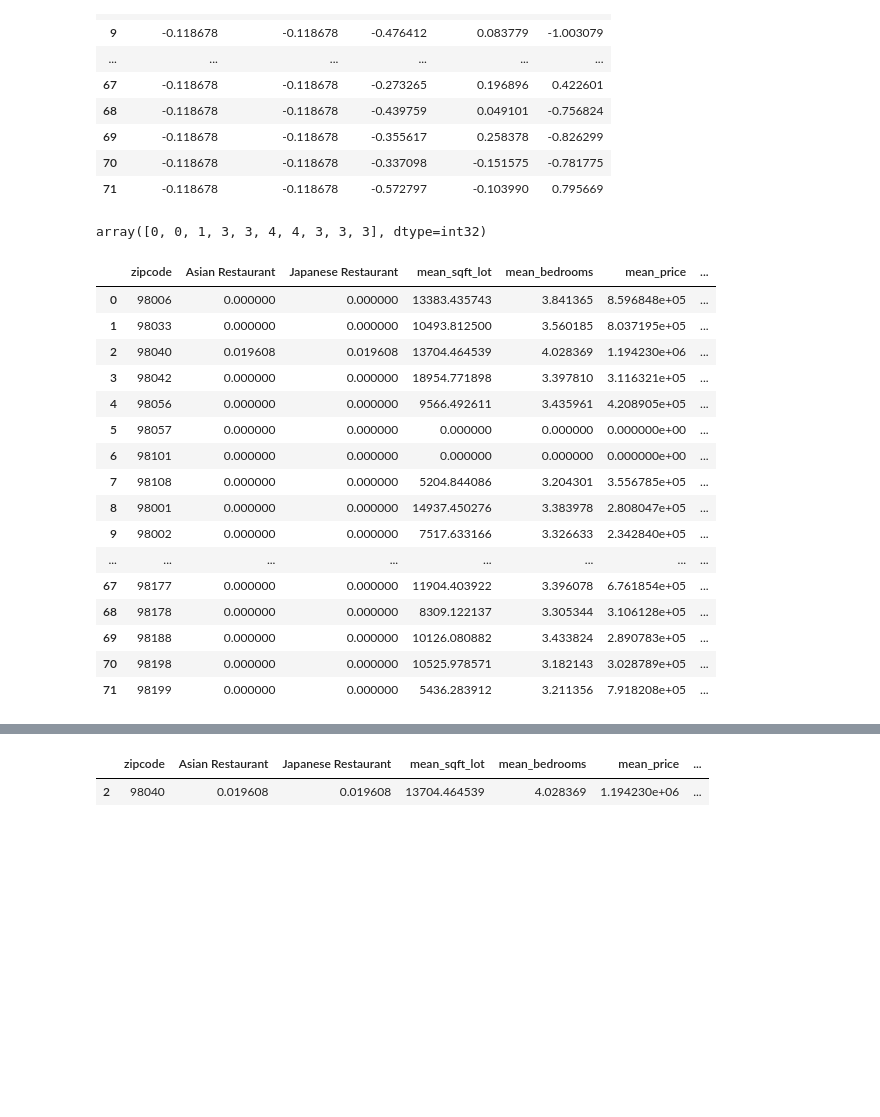
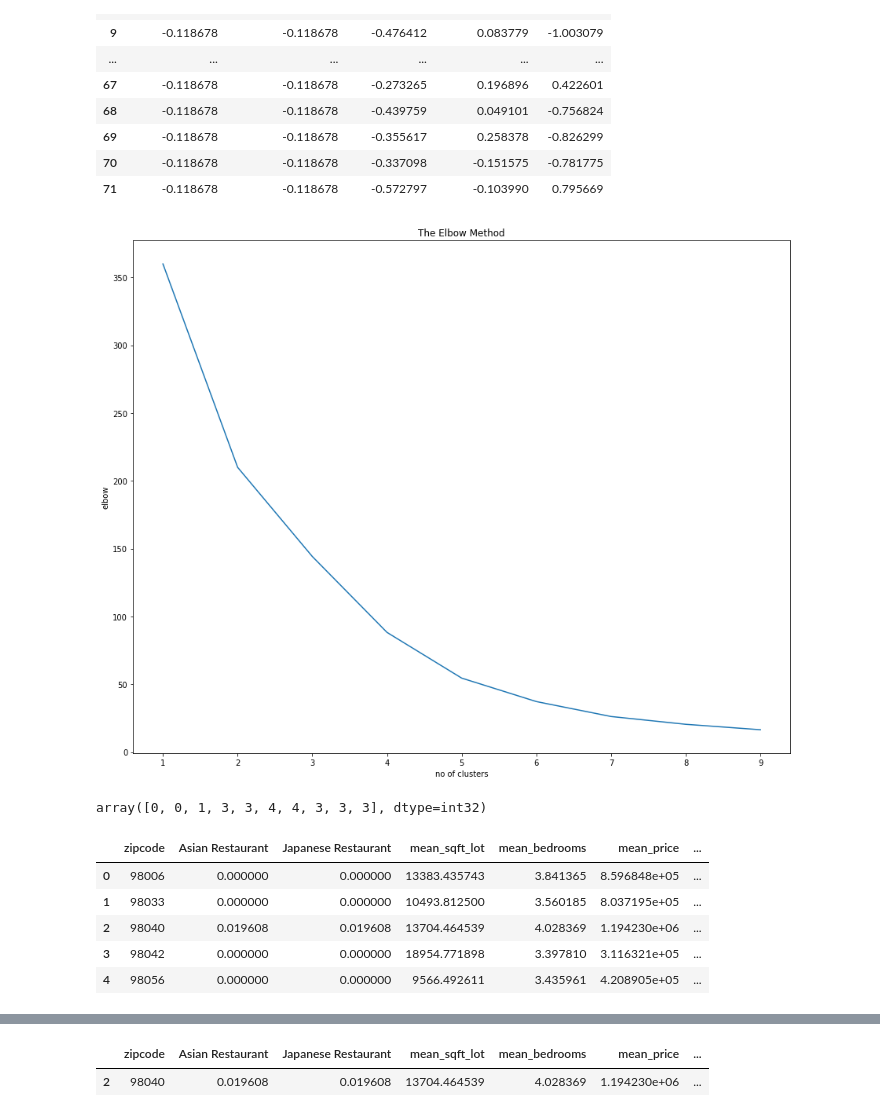
Before and after one commit to frezelle/capstone, a Jupyter notebook: Capstone Project Notebook.ipynb, the cells around one changed output, grey strips where cells are left out. Saved outputs shown, nothing was run; the diff lists cells and outputs as text; code cells hidden in the pictures; blank space fills up the shorter version.

```diff
--- a/Capstone Project Notebook.ipynb
+++ b/Capstone Project Notebook.ipynb
@@ -357,3 +369,9 @@ scaled_data_df
 | 69 | -0.118678 | -0.118678 | -0.355617 | 0.258378 | -0.826299 |
 | 70 | -0.118678 | -0.118678 | -0.337098 | -0.151575 | -0.781775 |
 | 71 | -0.118678 | -0.118678 | -0.572797 | -0.103990 | 0.795669 |
+# %%
+elbow=[]
+for i in range(1,10):
+    kmeans = KMeans(n_clusters= i, random_state=0)
+    kmeans.fit(scaled_data_df)
+    elbow.append(kmeans.inertia_)
@@ -360,3 +380,12 @@ scaled_data_df
+# %%
+fig = plt.figure(figsize=(15, 12))
+plt.plot(range(1,10), elbow)
+plt.title('The Elbow Method')
+plt.xlabel('no of clusters')
+plt.ylabel('elbow')
+plt.show()
+# %% [output]
+[figure, added]
 # %%
 # set number of clusters
 kclusters = 6
@@ -373,25 +402,14 @@ array([0, 0, 1, 3, 3, 4, 4, 3, 3, 3], dtype=int32)
 merged_seattle_df['Cluster_Labels'] = kmeans.labels_
 # %%
 merged_seattle2_df = merged_seattle_df[['zipcode','Asian Restaurant','Japanese Restaurant','mean_sqft_lot','mean_bedrooms','mean_price','Cluster_Labels', 'mean_lat', 'mean_long']]
-merged_seattle2_df
+merged_seattle2_df.head()
 # %% [output]
 |  | zipcode | Asian Restaurant | Japanese Restaurant | mean_sqft_lot | mean_bedrooms | mean_price | ... |
 | 0 | 98006 | 0.000000 | 0.000000 | 13383.435743 | 3.841365 | 8.596848e+05 | ... |
 | 1 | 98033 | 0.000000 | 0.000000 | 10493.812500 | 3.560185 | 8.037195e+05 | ... |
 | 2 | 98040 | 0.019608 | 0.019608 | 13704.464539 | 4.028369 | 1.194230e+06 | ... |
 | 3 | 98042 | 0.000000 | 0.000000 | 18954.771898 | 3.397810 | 3.116321e+05 | ... |
 | 4 | 98056 | 0.000000 | 0.000000 | 9566.492611 | 3.435961 | 4.208905e+05 | ... |
-| 5 | 98057 | 0.000000 | 0.000000 | 0.000000 | 0.000000 | 0.000000e+00 | ... |
-| 6 | 98101 | 0.000000 | 0.000000 | 0.000000 | 0.000000 | 0.000000e+00 | ... |
-| 7 | 98108 | 0.000000 | 0.000000 | 5204.844086 | 3.204301 | 3.556785e+05 | ... |
-| 8 | 98001 | 0.000000 | 0.000000 | 14937.450276 | 3.383978 | 2.808047e+05 | ... |
-| 9 | 98002 | 0.000000 | 0.000000 | 7517.633166 | 3.326633 | 2.342840e+05 | ... |
-| ... | ... | ... | ... | ... | ... | ... | ... |
-| 67 | 98177 | 0.000000 | 0.000000 | 11904.403922 | 3.396078 | 6.761854e+05 | ... |
-| 68 | 98178 | 0.000000 | 0.000000 | 8309.122137 | 3.305344 | 3.106128e+05 | ... |
-| 69 | 98188 | 0.000000 | 0.000000 | 10126.080882 | 3.433824 | 2.890783e+05 | ... |
-| 70 | 98198 | 0.000000 | 0.000000 | 10525.978571 | 3.182143 | 3.028789e+05 | ... |
-| 71 | 98199 | 0.000000 | 0.000000 | 5436.283912 | 3.211356 | 7.918208e+05 | ... |
 # %%
 # create map
 map_clusters = folium.Map(location=[mean_latitude, mean_longitude], zoom_start=11)
```
Also changed, not shown: parts of 17 cells of this notebook.
